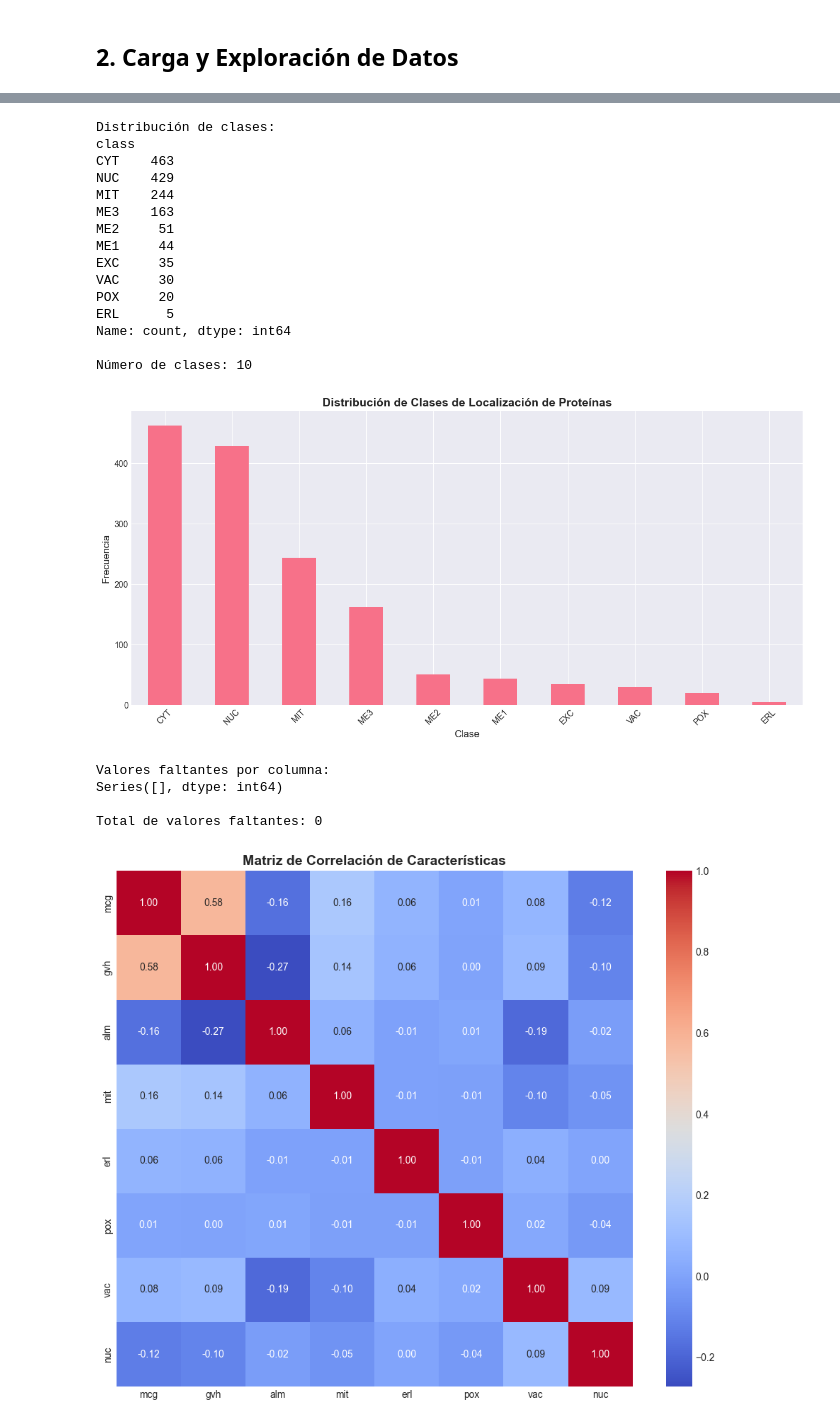
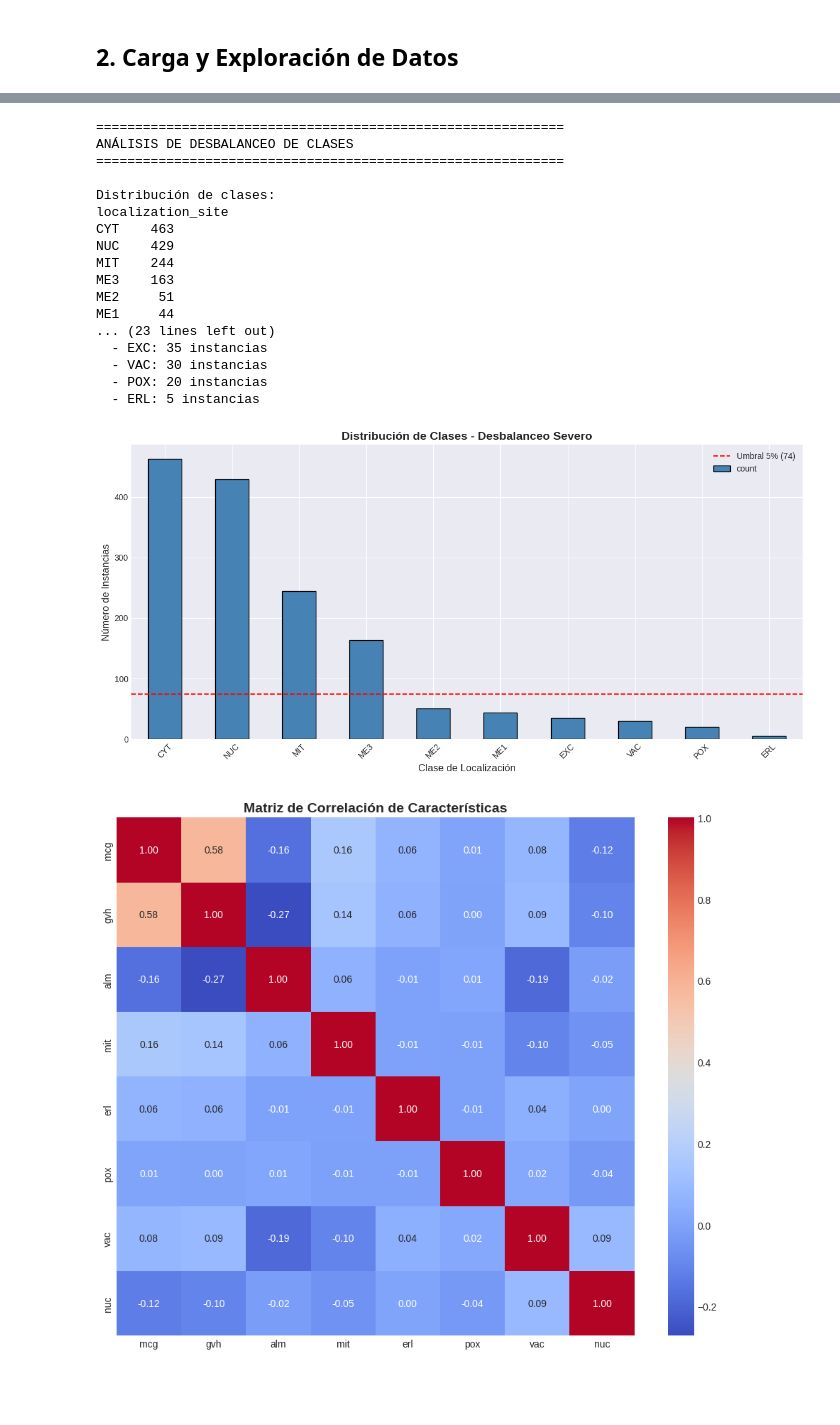
Before and after one commit to ManuelMH16/ML_ProyectoFinalDB2, a Jupyter notebook: yeast_ml_analysis.ipynb, the cells around one changed output, grey strips where cells are left out. Saved outputs shown, nothing was run; the diff lists cells and outputs as text; code cells hidden in the pictures; blank space fills up the shorter version.

```diff
--- a/yeast_ml_analysis.ipynb
+++ b/yeast_ml_analysis.ipynb
@@ -116,46 +178,56 @@ Estadísticas descriptivas:
 # %%
-# Distribución de clases
-print("Distribución de clases:")
-print(df['class'].value_counts())
-print(f"\nNúmero de clases: {df['class'].nunique()}")
+# Análisis de distribución de clases (DESBALANCEO)
+print("=" * 60)
+print("ANÁLISIS DE DESBALANCEO DE CLASES")
+print("=" * 60)
+class_counts = df.iloc[:, -1].value_counts().sort_values(ascending=False)
+print("\nDistribución de clases:")
+print(class_counts)
+print(f"\nNúmero total de clases: {df.iloc[:, -1].nunique()}")
 
-# Visualizar distribución
+# Calcular porcentajes
+print("\nPorcentaje por clase:")
+for cls, count in class_counts.items():
+    pct = (count / len(df)) * 100
+    print(f"  {cls}: {count} ({pct:.2f}%)")
+
+# Identificar clases minoritarias (< 5%)
+minority_threshold = len(df) * 0.05
+minority_classes = class_counts[class_counts < minority_threshold]
+print(f"\n⚠ CLASES MINORITARIAS detectadas (< 5%): {len(minority_classes)}")
+for cls in minority_classes.index:
+    print(f"  - {cls}: {class_counts[cls]} instancias")
+
+# Visualización
 plt.figure(figsize=(12, 6))
-df['class'].value_counts().plot(kind='bar')
-plt.title('Distribución de Clases de Localización de Proteínas', fontsize=14, fontweight='bold')
-plt.xlabel('Clase', fontsize=12)
-plt.ylabel('Frecuencia', fontsize=12)
+class_counts.plot(kind='bar', color='steelblue', edgecolor='black')
+plt.axhline(y=minority_threshold, color='red', linestyle='--', label=f'Umbral 5% ({minority_threshold:.0f})')
+plt.title('Distribución de Clases - Desbalanceo Severo', fontsize=14, fontweight='bold')
+plt.xlabel('Clase de Localización', fontsize=12)
+plt.ylabel('Número de Instancias', fontsize=12)
 plt.xticks(rotation=45)
+plt.legend()
 plt.tight_layout()
 plt.show()
 # %% [output]
+============================================================
+ANÁLISIS DE DESBALANCEO DE CLASES
+============================================================
+
 Distribución de clases:
-class
+localization_site
 CYT    463
 NUC    429
 MIT    244
 ME3    163
 ME2     51
 ME1     44
-EXC     35
-VAC     30
-POX     20
-ERL      5
-Name: count, dtype: int64
-
-Número de clases: 10
+... (23 lines left out)
+  - EXC: 35 instancias
+  - VAC: 30 instancias
+  - POX: 20 instancias
+  - ERL: 5 instancias
-[figure, old version]
+[figure, new version]
-# %%
-# Verificar valores faltantes
-print("Valores faltantes por columna:")
-missing_values = df.isnull().sum()
-print(missing_values[missing_values > 0])
-print(f"\nTotal de valores faltantes: {df.isnull().sum().sum()}")
-# %% [output]
-Valores faltantes por columna:
-Series([], dtype: int64)
-
-Total de valores faltantes: 0
 # %%
 # Matriz de correlación
 plt.figure(figsize=(10, 8))
```
Also changed, not shown: parts of 52 cells of this notebook, 2 other files.
